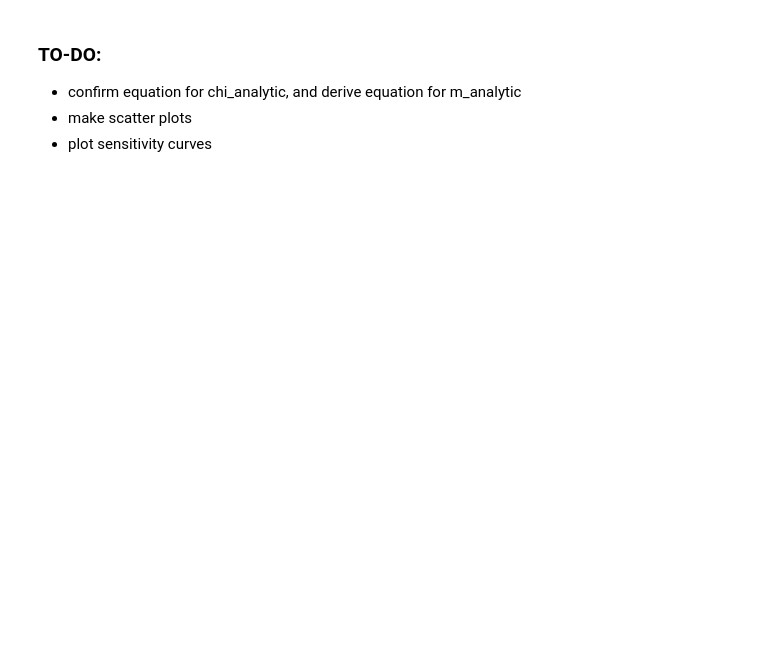
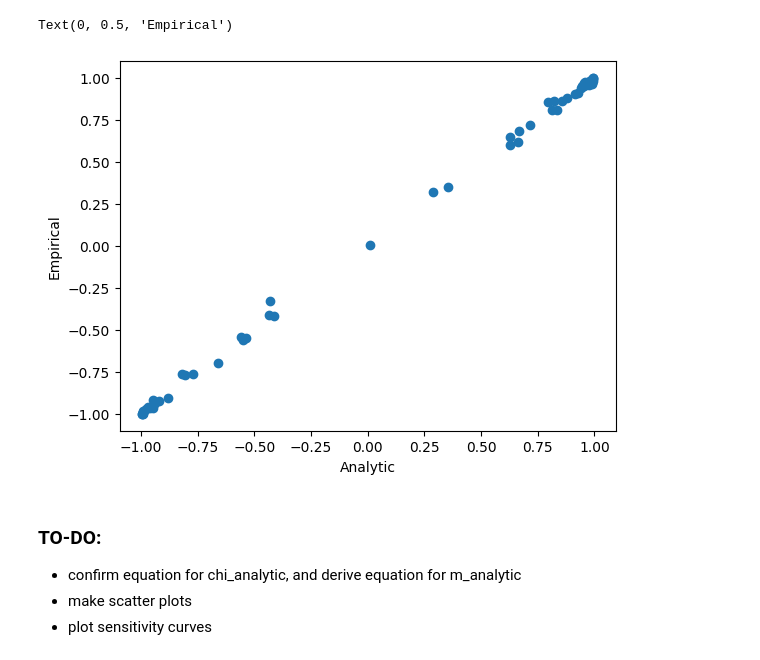
Before and after one commit to mbmahiout/ising, a Jupyter notebook: python/src/notebooks/eq_sampler_testing.ipynb, the cells around one changed output. Cells and saved outputs as stored; diff of their text form; code cells hidden in the pictures; blank space fills up the shorter version.

```diff
--- a/python/src/notebooks/eq_sampler_testing.ipynb
+++ b/python/src/notebooks/eq_sampler_testing.ipynb
@@ -57,3 +109,10 @@ plt.scatter(chi_analytic, true_sim.getPairwiseCorrs())
+# %%
+plt.scatter(m_analytic, true_sim.getMeans())
+plt.xlabel("Analytic")
+plt.ylabel("Empirical")
+# %% [output]
+Text(0, 0.5, 'Empirical')
+[figure, added]
 # %% [markdown]
 ### TO-DO:
 - confirm equation for chi_analytic, and derive equation for m_analytic
```
Also changed, not shown: parts of 3 cells of this notebook.
